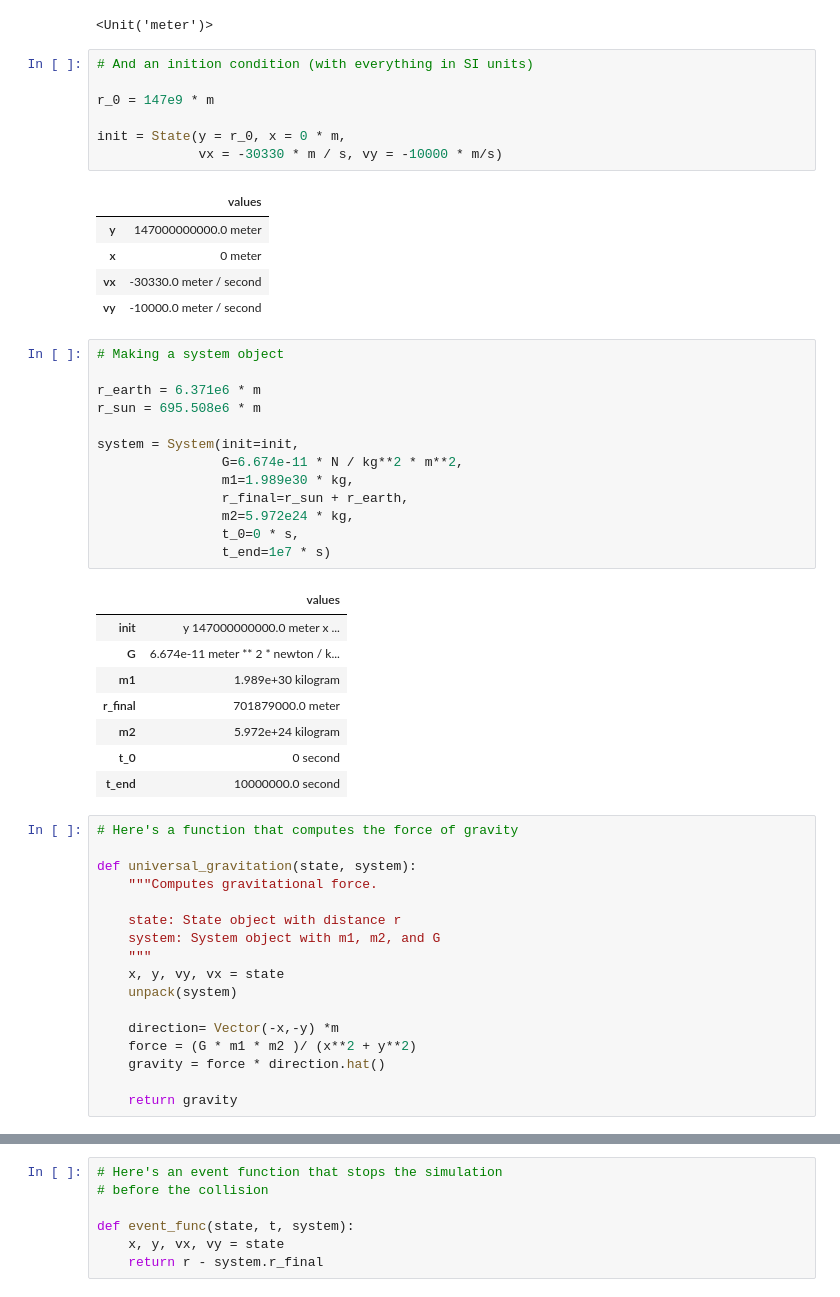
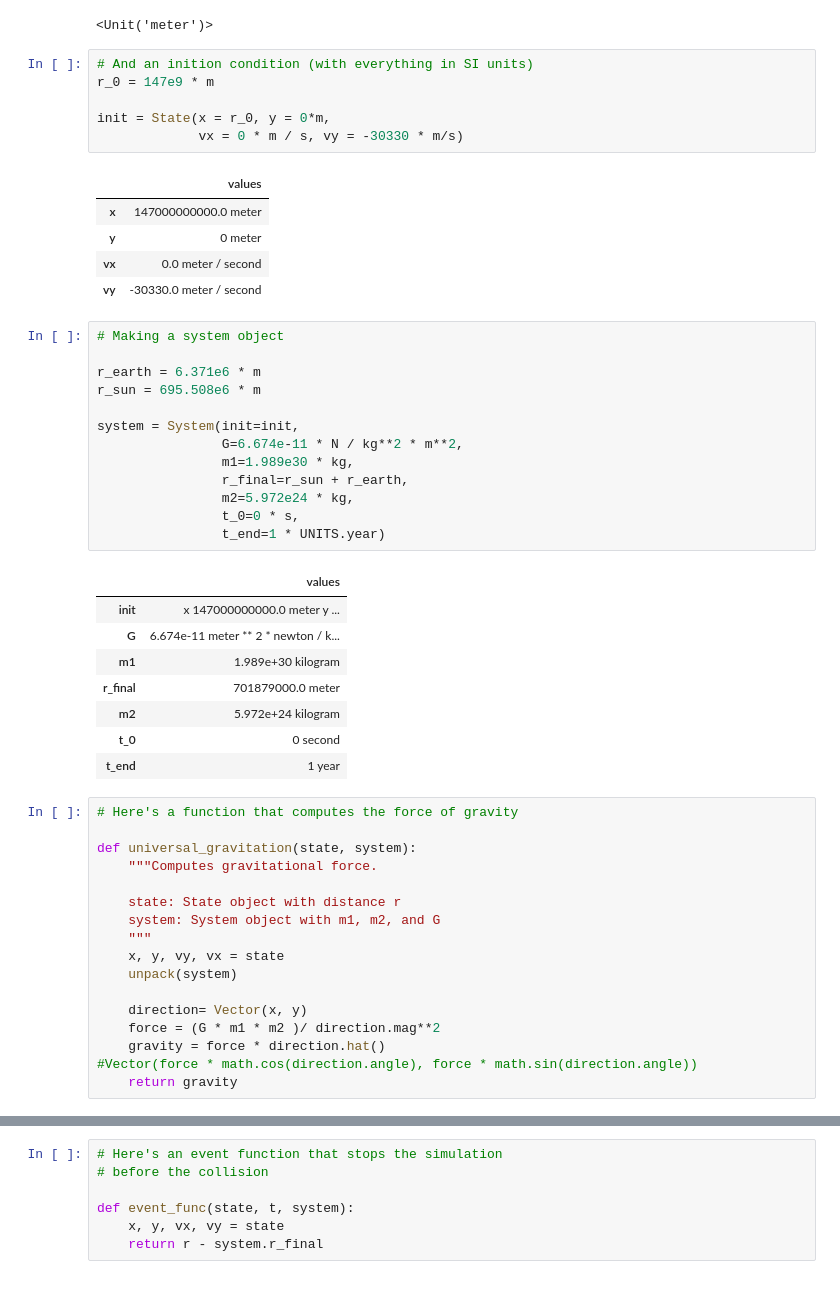
Before and after one commit to KGUERRAOLIN/ModSimPy, a Jupyter notebook: code/orbit_homework.ipynb, the cells around one changed output, grey strips where cells are left out. Saved outputs shown, nothing was run; the diff lists cells and outputs as text.

```diff
--- a/code/orbit_homework.ipynb
+++ b/code/orbit_homework.ipynb
@@ -34,17 +35,16 @@ m = UNITS.meter
 <Unit('meter')>
 # %%
 # And an inition condition (with everything in SI units)
-
 r_0 = 147e9 * m
 
-init = State(y = r_0, x = 0 * m,
-             vx = -30330 * m / s, vy = -10000 * m/s)
+init = State(x = r_0, y = 0*m,
+             vx = 0 * m / s, vy = -30330 * m/s)
 # %% [output]
 |  | values |
-| y | 147000000000.0 meter |
-| x | 0 meter |
-| vx | -30330.0 meter / second |
-| vy | -10000.0 meter / second |
+| x | 147000000000.0 meter |
+| y | 0 meter |
+| vx | 0.0 meter / second |
+| vy | -30330.0 meter / second |
 # %%
 # Making a system object
 
@@ -57,16 +57,16 @@ system = System(init=init,
                 r_final=r_sun + r_earth,
                 m2=5.972e24 * kg,
                 t_0=0 * s,
-                t_end=1e7 * s)
+                t_end=1 * UNITS.year)
 # %% [output]
 |  | values |
-| init | y 147000000000.0 meter x ... |
+| init | x 147000000000.0 meter y ... |
 | G | 6.674e-11 meter ** 2 * newton / k... |
 | m1 | 1.989e+30 kilogram |
 | r_final | 701879000.0 meter |
 | m2 | 5.972e+24 kilogram |
 | t_0 | 0 second |
-| t_end | 10000000.0 second |
+| t_end | 1 year |
 # %%
 # Here's a function that computes the force of gravity
 
@@ -79,10 +79,10 @@ def universal_gravitation(state, system):
     x, y, vy, vx = state
     unpack(system)
 
-    direction= Vector(-x,-y) *m
-    force = (G * m1 * m2 )/ (x**2 + y**2)
+    direction= Vector(x, y)
+    force = (G * m1 * m2 )/ direction.mag**2
     gravity = force * direction.hat()
-
+#Vector(force * math.cos(direction.angle), force * math.sin(direction.angle))
     return gravity
 # %%
 universal_gravitation(init, system)
```
Also changed, not shown: parts of 10 cells of this notebook.
